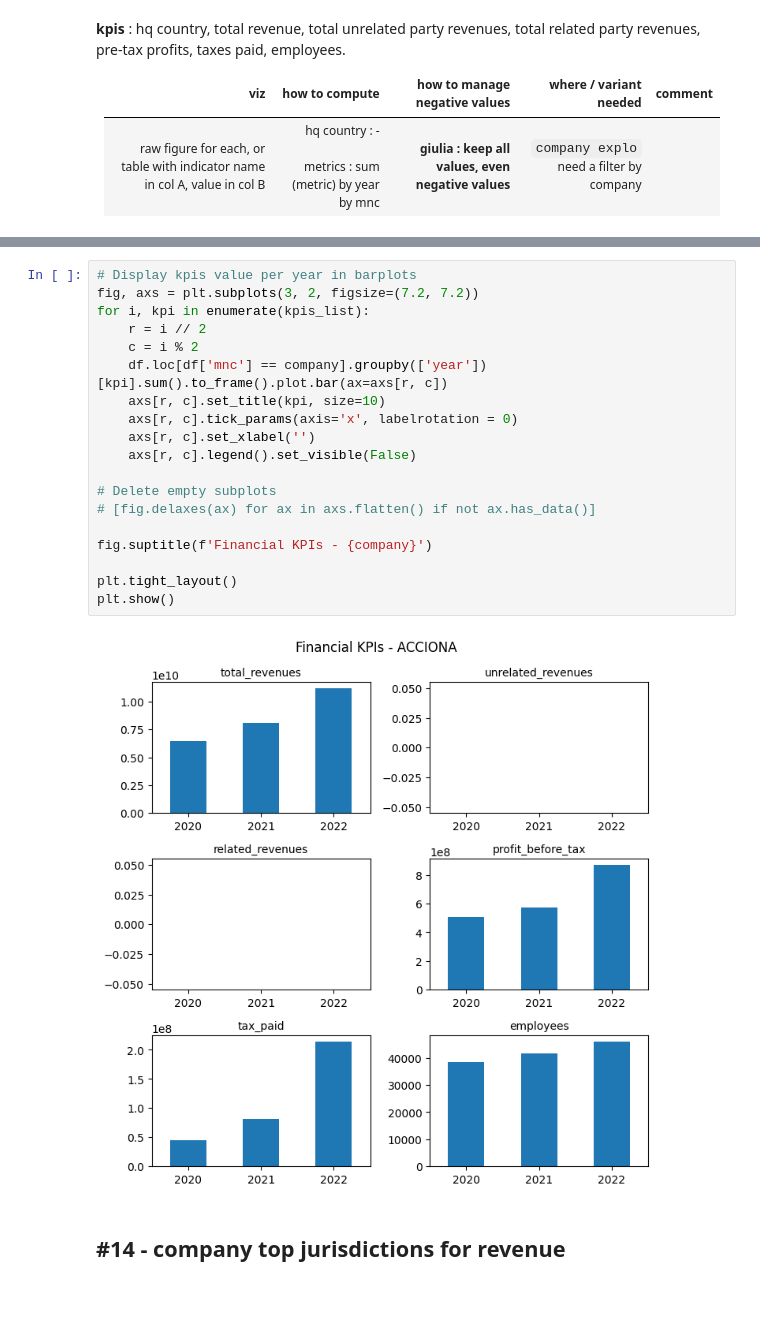
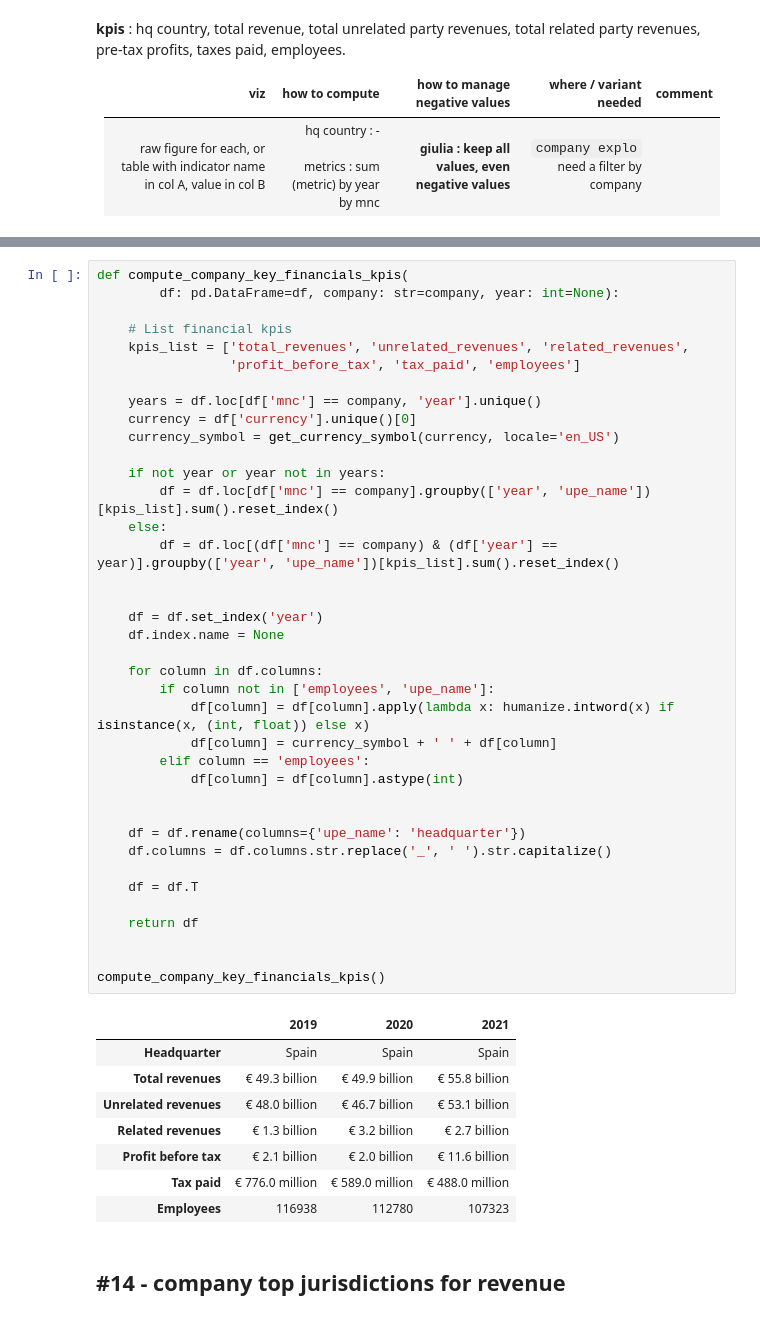
Before and after one commit to anquetos/data4good-taxobservatory-dataviz, a Jupyter notebook: taxobservatory-dataviz.ipynb, the cells around one changed output, grey strips where cells are left out. Drawn from its saved outputs; the diff is of its cells as text.

```diff
--- a/taxobservatory-dataviz.ipynb
+++ b/taxobservatory-dataviz.ipynb
@@ -100,24 +85,50 @@ df.loc[df['mnc'] == company].groupby(['year', 'upe_code'])[kpis_list].sum().rese
-# %%
-# Display kpis value per year in barplots
-fig, axs = plt.subplots(3, 2, figsize=(7.2, 7.2))
-for i, kpi in enumerate(kpis_list):
-    r = i // 2
-    c = i % 2
-    df.loc[df['mnc'] == company].groupby(['year'])[kpi].sum().to_frame().plot.bar(ax=axs[r, c])
-    axs[r, c].set_title(kpi, size=10)
-    axs[r, c].tick_params(axis='x', labelrotation = 0)
-    axs[r, c].set_xlabel('')
-    axs[r, c].legend().set_visible(False)
-
-# Delete empty subplots
-# [fig.delaxes(ax) for ax in axs.flatten() if not ax.has_data()]
-
-fig.suptitle(f'Financial KPIs - {company}')
-
-plt.tight_layout()
-plt.show()
-# %% [output]
-[figure, removed]
+# %%
+def compute_company_key_financials_kpis(
+        df: pd.DataFrame=df, company: str=company, year: int=None):
+
+    # List financial kpis
+    kpis_list = ['total_revenues', 'unrelated_revenues', 'related_revenues',
+                 'profit_before_tax', 'tax_paid', 'employees']
+
+    years = df.loc[df['mnc'] == company, 'year'].unique()
+    currency = df['currency'].unique()[0]
+    currency_symbol = get_currency_symbol(currency, locale='en_US')
+
+    if not year or year not in years:
+        df = df.loc[df['mnc'] == company].groupby(['year', 'upe_name'])[kpis_list].sum().reset_index()
+    else:
+        df = df.loc[(df['mnc'] == company) & (df['year'] == year)].groupby(['year', 'upe_name'])[kpis_list].sum().reset_index()
+
+
+    df = df.set_index('year')
+    df.index.name = None
+
+    for column in df.columns:
+        if column not in ['employees', 'upe_name']:
+            df[column] = df[column].apply(lambda x: humanize.intword(x) if isinstance(x, (int, float)) else x)
+            df[column] = currency_symbol + ' ' + df[column]
+        elif column == 'employees':
+            df[column] = df[column].astype(int)
+
+
+    df = df.rename(columns={'upe_name': 'headquarter'})
+    df.columns = df.columns.str.replace('_', ' ').str.capitalize()
+
+    df = df.T
+
+    return df
+
+
+compute_company_key_financials_kpis()
+# %% [output]
+|  | 2019 | 2020 | 2021 |
+| Headquarter | Spain | Spain | Spain |
+| Total revenues | € 49.3 billion | € 49.9 billion | € 55.8 billion |
+| Unrelated revenues | € 48.0 billion | € 46.7 billion | € 53.1 billion |
+| Related revenues | € 1.3 billion | € 3.2 billion | € 2.7 billion |
+| Profit before tax | € 2.1 billion | € 2.0 billion | € 11.6 billion |
+| Tax paid | € 776.0 million | € 589.0 million | € 488.0 million |
+| Employees | 116938 | 112780 | 107323 |
 # %% [markdown]
 ## #14 - company top jurisdictions for revenue
 # %% [markdown]
```
Also changed, not shown: parts of 8 cells of this notebook.
